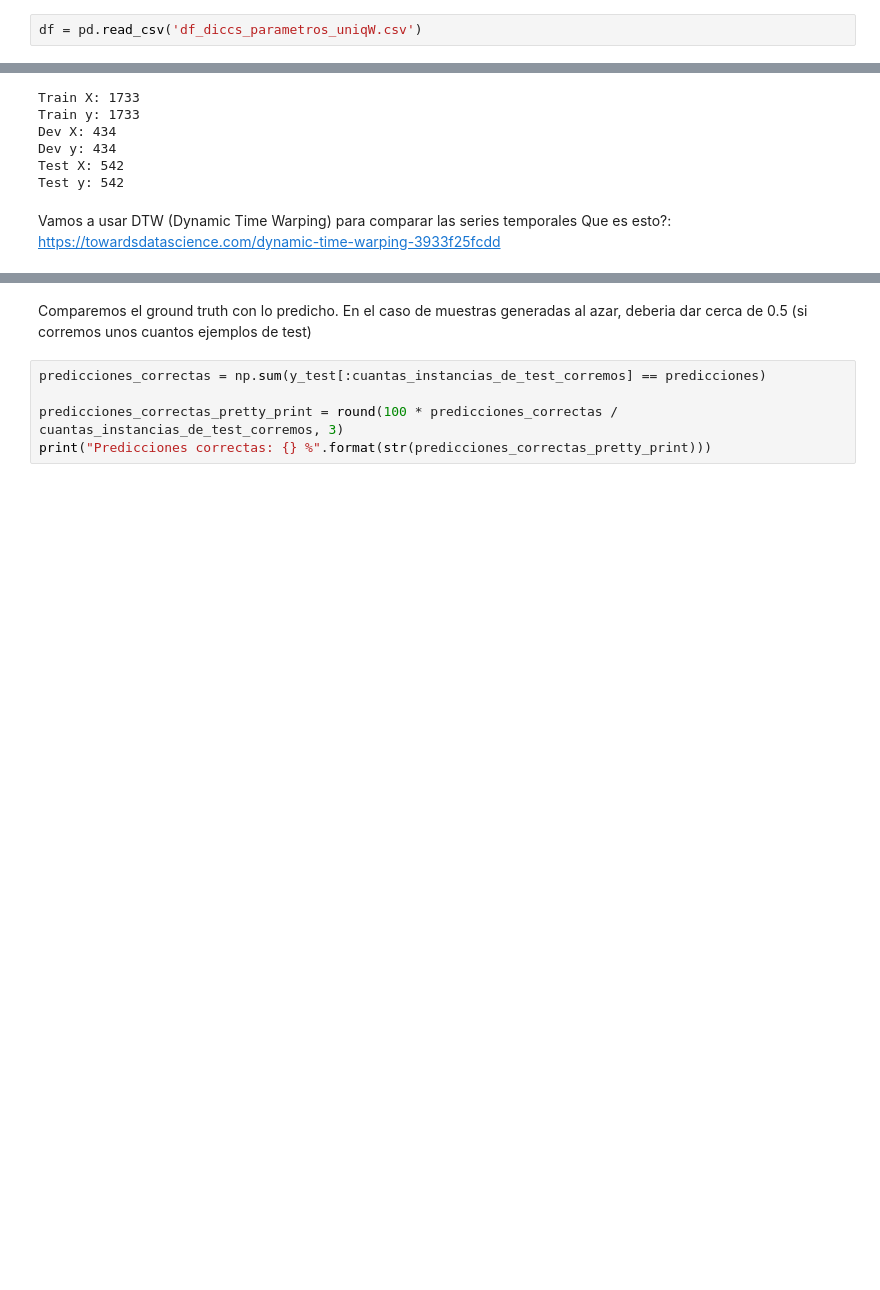
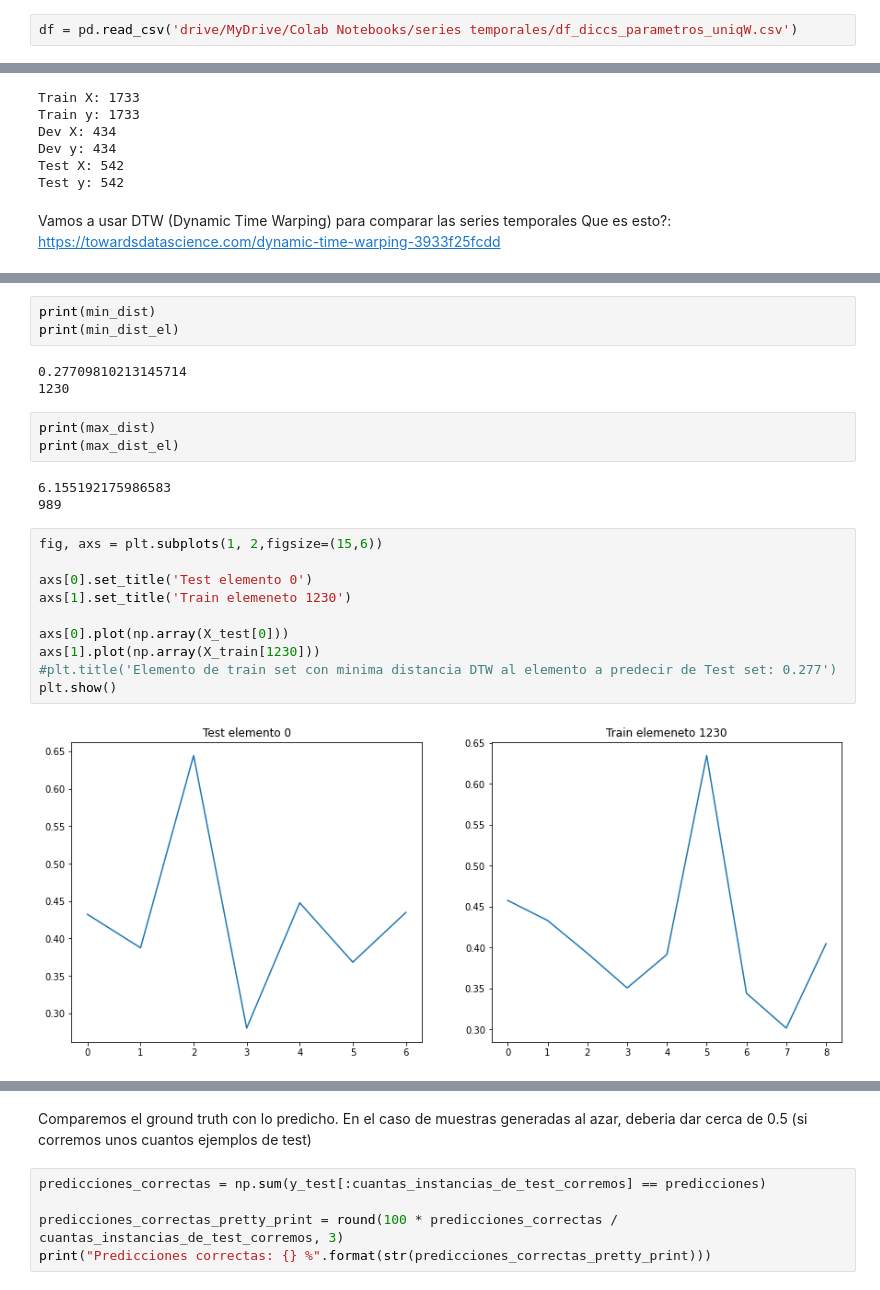
Before and after one commit to dhruszecki/cdatos-st-tp, a Jupyter notebook: turing_modeling.ipynb, the cells around one changed output, grey strips where cells are left out. Saved outputs shown, nothing was run; the diff lists cells and outputs as text; blank space fills up the shorter version.

```diff
--- a/turing_modeling.ipynb
+++ b/turing_modeling.ipynb
@@ -8,7 +6,7 @@ from fastdtw import fastdtw
 from scipy.spatial.distance import euclidean
 import matplotlib.pyplot as plt
 # %%
-df = pd.read_csv('df_diccs_parametros_uniqW.csv')
+df = pd.read_csv('drive/MyDrive/Colab Notebooks/series temporales/df_diccs_parametros_uniqW.csv')
 # %%
 df = df[['id', 'dialog_id', 'uniqWeight', 'sender_class']]
 # %%
@@ -118,3 +149,27 @@ for i in range(len(predicciones)):
 
   if distancia_acumualda[1] < distancia_acumualda[0]:
     predicciones[i] = 1
+# %%
+print(min_dist)
+print(min_dist_el)
+# %% [output]
+0.27709810213145714
+1230
+# %%
+print(max_dist)
+print(max_dist_el)
+# %% [output]
+6.155192175986583
+989
+# %%
+fig, axs = plt.subplots(1, 2,figsize=(15,6))
+
+axs[0].set_title('Test elemento 0')
+axs[1].set_title('Train elemeneto 1230')
+
+axs[0].plot(np.array(X_test[0]))
+axs[1].plot(np.array(X_train[1230]))
+#plt.title('Elemento de train set con minima distancia DTW al elemento a predecir de Test set: 0.277')
+plt.show()
+# %% [output]
+[figure, added]
```
Also changed, not shown: parts of 24 cells of this notebook.
